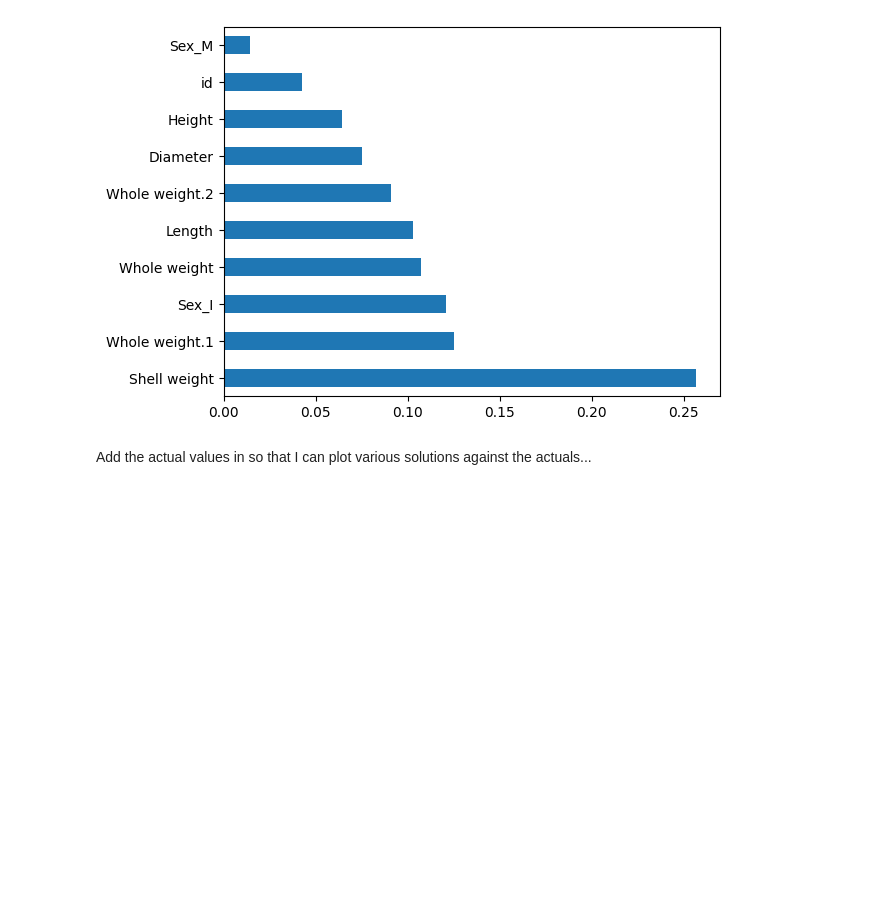
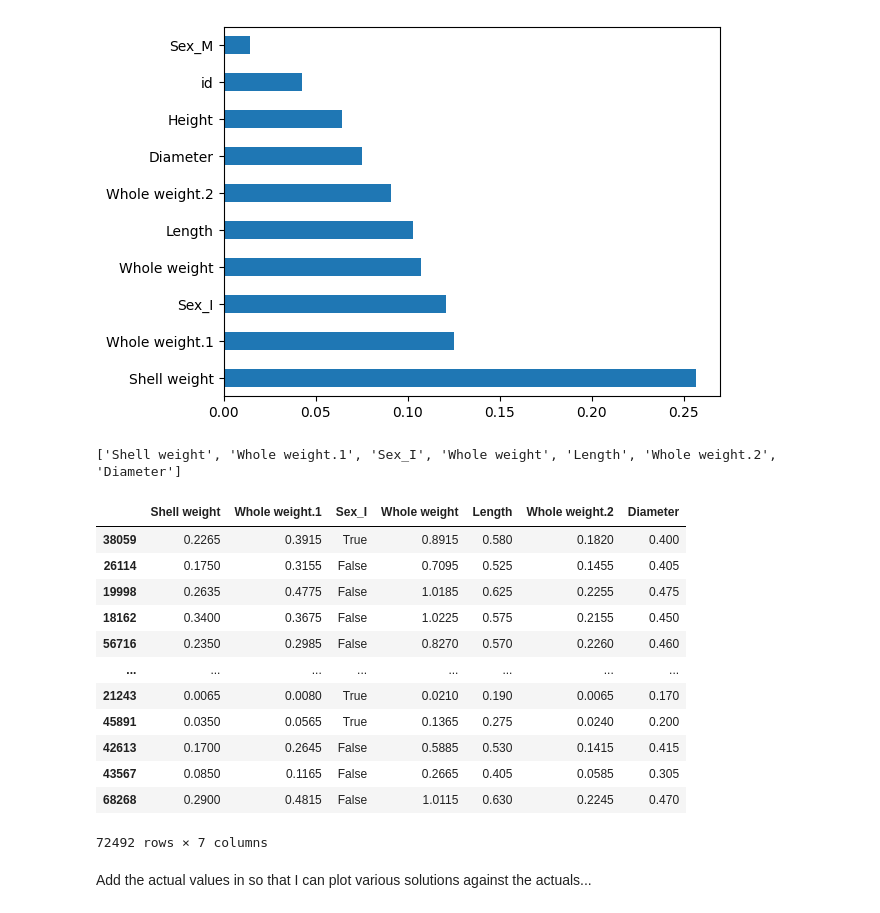
Before and after one commit to flyinacres/kaggle, a Jupyter notebook: abalone-submission-03.ipynb, the cells around one changed output. Drawn from its saved outputs; the diff is of its cells as text; code cells hidden in the pictures; blank space fills up the shorter version.

```diff
--- a/abalone-submission-03.ipynb
+++ b/abalone-submission-03.ipynb
@@ -235,6 +236,30 @@ feat_importances.nlargest(10).plot(kind='barh')
 plt.show()
 # %% [output]
 [figure]
+# %%
+selected_features = ['Shell weight', 'Whole weight.1', 'Sex_I', 'Whole weight', 'Length', 'Whole weight.2', 'Diameter']
+# %%
+print(selected_features)
+# %% [output]
+['Shell weight', 'Whole weight.1', 'Sex_I', 'Whole weight', 'Length', 'Whole weight.2', 'Diameter']
+# %%
+x_train_selected = x_train[selected_features]
+x_test_selected = x_test[selected_features]
+x_train_selected
+# %% [output]
+|  | Shell weight | Whole weight.1 | Sex_I | Whole weight | Length | Whole weight.2 | Diameter |
+| 38059 | 0.2265 | 0.3915 | True | 0.8915 | 0.580 | 0.1820 | 0.400 |
+| 26114 | 0.1750 | 0.3155 | False | 0.7095 | 0.525 | 0.1455 | 0.405 |
+| 19998 | 0.2635 | 0.4775 | False | 1.0185 | 0.625 | 0.2255 | 0.475 |
+| 18162 | 0.3400 | 0.3675 | False | 1.0225 | 0.575 | 0.2155 | 0.450 |
+| 56716 | 0.2350 | 0.2985 | False | 0.8270 | 0.570 | 0.2260 | 0.460 |
+| ... | ... | ... | ... | ... | ... | ... | ... |
+| 21243 | 0.0065 | 0.0080 | True | 0.0210 | 0.190 | 0.0065 | 0.170 |
+| 45891 | 0.0350 | 0.0565 | True | 0.1365 | 0.275 | 0.0240 | 0.200 |
+| 42613 | 0.1700 | 0.2645 | False | 0.5885 | 0.530 | 0.1415 | 0.415 |
+| 43567 | 0.0850 | 0.1165 | False | 0.2665 | 0.405 | 0.0585 | 0.305 |
+| 68268 | 0.2900 | 0.4815 | False | 1.0115 | 0.630 | 0.2245 | 0.470 |
+72492 rows × 7 columns
 # %% [markdown]
 Add the actual values in so that I can plot various solutions against the actuals...
 # %%
```
Also changed, not shown: parts of 3 cells of this notebook.
